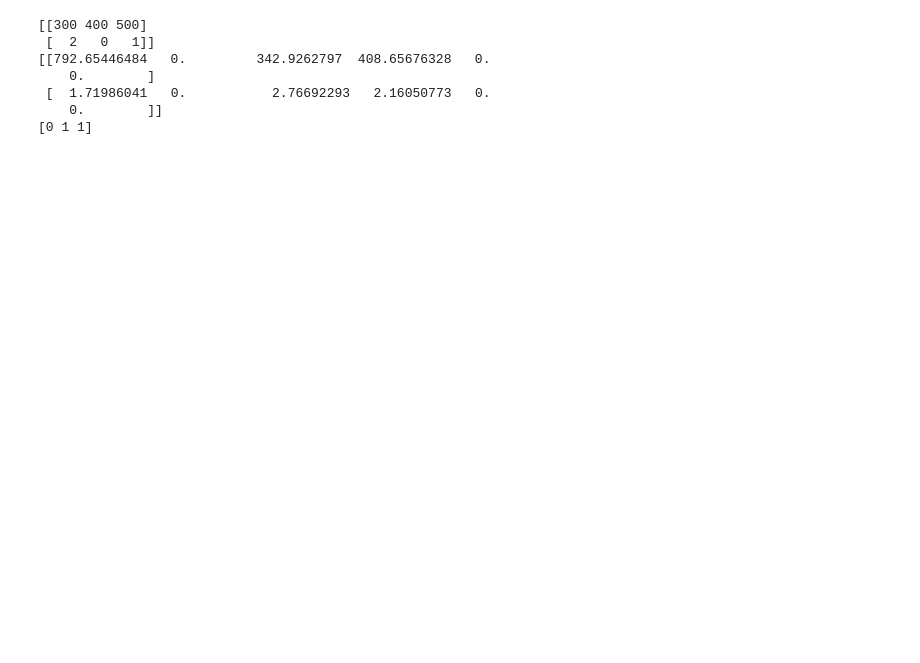
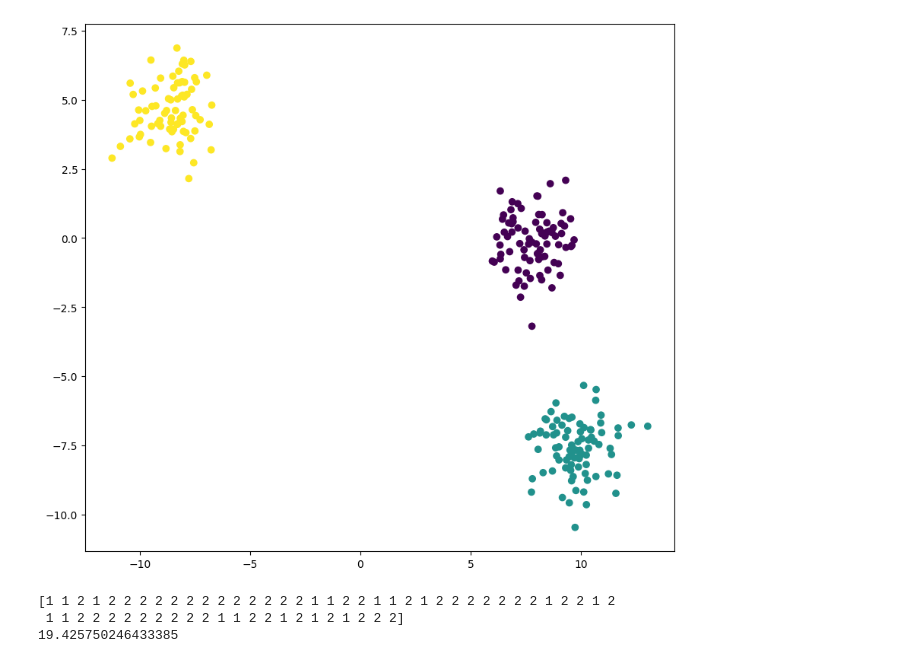
Before and after one commit to Mruzik1/NN-From-Scratch, a Jupyter notebook: src/new_neural_network.ipynb, the cells around one changed output. Saved outputs shown, nothing was run; the diff lists cells and outputs as text; code cells hidden in the pictures; blank space fills up the shorter version.

```diff
--- a/src/new_neural_network.ipynb
+++ b/src/new_neural_network.ipynb
@@ -92,18 +96,23 @@ class MLP:
+# %%
+X, y = make_blobs(n_samples=300, centers=3)
+X_train, X_test, y_train, y_test = train_test_split(X, y, test_size=0.2)
+# %%
+fig, ax = plt.subplots()
+fig.set_figwidth(10)
+fig.set_figheight(9)
+ax.scatter(X_train[:, 0], X_train[:, 1], c=y_train)
+plt.show()
+# %% [output]
+[figure, added]
 # %%
-test = [[300, 400, 500], [2, 0, 1]]
-test = np.array(test)
-
 network = MLP()
 
-network.add_layer(6, inp_shape=3, activation='relu')
+network.add_layer(6, inp_shape=2, activation='relu')
 network.add_layer(3)
 
-print(network.predict(test[0]))
+print(network.predict(X_test))
+print(network.fit(X_test, y_test))
 # %% [output]
-[[300 400 500]
- [  2   0   1]]
-[[792.65446484   0.         342.9262797  408.65676328   0.
-    0.        ]
- [  1.71986041   0.           2.76692293   2.16050773   0.
-    0.        ]]
-[0 1 1]
+[1 1 2 1 2 2 2 2 2 2 2 2 2 2 2 2 2 1 1 2 2 1 1 2 1 2 2 2 2 2 2 2 1 2 2 1 2
+ 1 1 2 2 2 2 2 2 2 2 2 1 1 2 2 1 2 1 2 1 2 2 2]
+19.425750246433385
```
Also changed, not shown: parts of 3 cells of this notebook.
